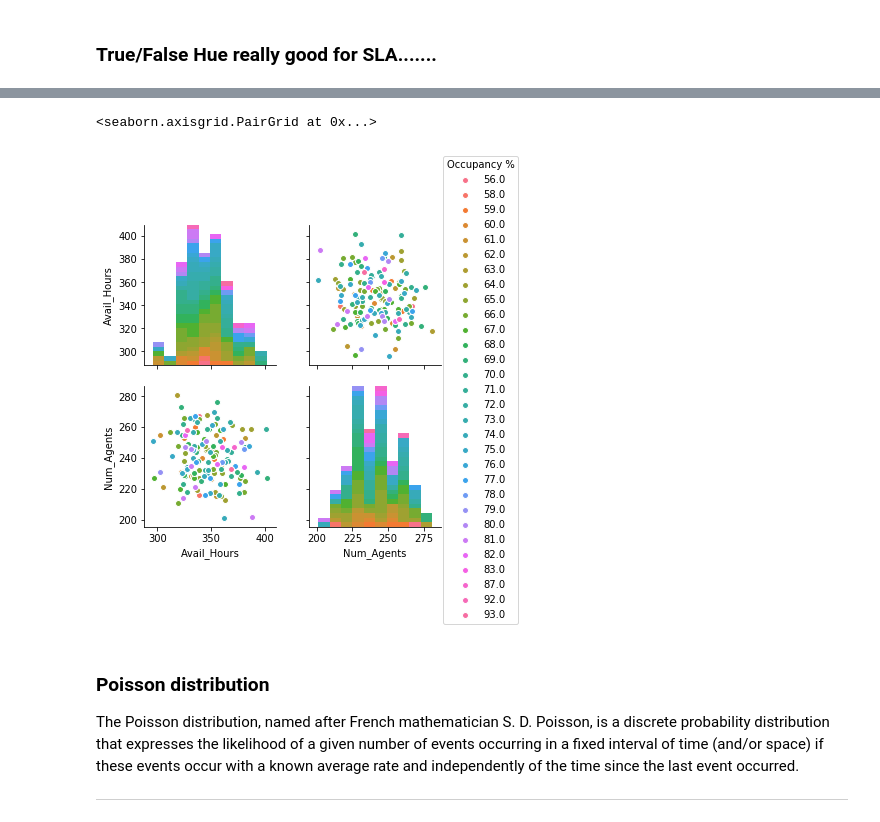
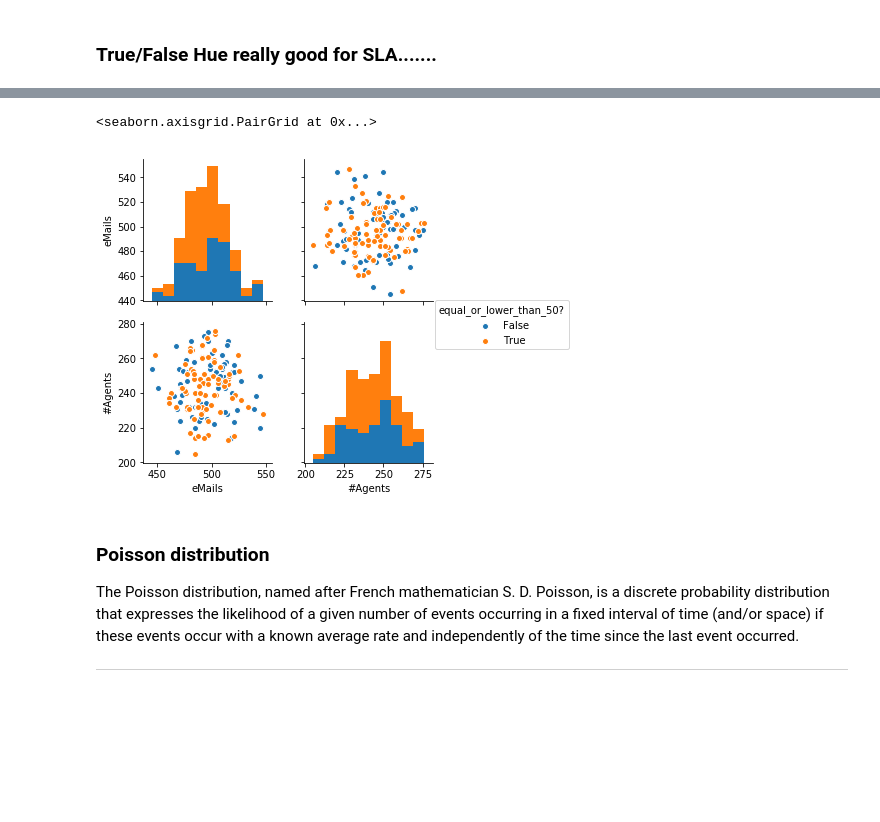
Before and after one commit to eamonnofarrell/Programming_Project, a Jupyter notebook: Prog_Project.ipynb, the cells around one changed output, grey strips where cells are left out. Cells and saved outputs as stored; diff of their text form; code cells hidden in the pictures; blank space fills up the shorter version.

```diff
--- a/Prog_Project.ipynb
+++ b/Prog_Project.ipynb
@@ -35,13 +61,18 @@ DatetimeIndex(['2006-01-31', '2006-02-28', '2006-03-31', '2006-04-30',
 # %% [markdown]
 ## Generate random Call Centre data with np.random.randn using dates from rng as index
 # %%
-Calls = pd.DataFrame(np.random.poisson(3617, len(rng)), index=rng, columns = ["I/C_Calls"])
-Calls["Avg_Spd_Ans"] = pd.DataFrame.assign(np.random.poisson(27, len(rng)))
-Calls["Aband_Calls"] = pd.DataFrame.assign(np.random.poisson(50, len(rng)))
+Calls = pd.DataFrame(np.random.poisson(3617, len(rng)), index=rng, columns = ["Calls"])
+Calls["Avg_Wait"] = pd.DataFrame.assign(np.random.poisson(27, len(rng)))
+Calls["Aband"] = pd.DataFrame.assign(np.random.poisson(50, len(rng)))
+Calls["ServLev"] = pd.DataFrame.assign(np.random.poisson(65, len(rng)))
+Calls["SpdAns"] = pd.DataFrame.assign(np.random.poisson(65, len(rng)))
+Calls["AvgHand"] = pd.DataFrame.assign(np.random.poisson(15, len(rng)))
 Calls["eMails"] = pd.DataFrame.assign(np.random.poisson(500, len(rng)))
-Calls["Avail_Hours"] = pd.DataFrame.assign(np.random.poisson(347, len(rng)))
-Calls["Num_Agents"] = pd.DataFrame.assign(np.random.poisson(241, len(rng)))
-Calls["Occupancy %"] = pd.DataFrame.assign((ts.Num_Agents / ts.Avail_Hours)*100)
-Calls["Occupancy %"] = Calls["Occupancy %"].apply(np.round)
+Calls["Avail"] = pd.DataFrame.assign(np.random.poisson(347, len(rng)))
+Calls["#Agents"] = pd.DataFrame.assign(np.random.poisson(241, len(rng)))
+Calls["Ocup %"] = pd.DataFrame.assign((ts.Num_Agents / ts.Avail_Hours)*100)
+Calls["Ocup %"] = Calls["Ocup %"].apply(np.round)
+Calls["CR %"] =  pd.DataFrame.assign(np.random.poisson(50, len(rng)))
+Calls["Sfact %"] =  pd.DataFrame.assign(np.random.poisson(70, len(rng)))
 Calls
 # %% [output]
@@ -149,7 +156,7 @@ Temp.head()
 # %% [markdown]
 ### Greater or equal to !!!  Really GOOD!!!!!!!
 # %%
-Calls.loc[Calls.Aband_Calls <= 50, 'equal_or_lower_than_50?'] = 'True'
-Calls.loc[Calls.Aband_Calls > 50, 'equal_or_lower_than_50?'] = 'False'
+Calls.loc[Calls.Aband <= 50, 'equal_or_lower_than_50?'] = 'True'
+Calls.loc[Calls.Aband > 50, 'equal_or_lower_than_50?'] = 'False'
 Calls.head()
 # %% [output]
@@ -200,9 +186,9 @@ Freq: M, Name: eMails, Length: 150, dtype: int32
 # %%
 import seaborn as sns
-sns.pairplot(Calls, hue='Occupancy %', vars=['Avail_Hours', 'Num_Agents'])
+sns.pairplot(Calls, hue='equal_or_lower_than_50?', vars=['eMails', '#Agents'])
 # %% [output]
 <seaborn.axisgrid.PairGrid at 0x...>
-[figure, old version]
+[figure, new version]
 # %% [markdown]
 ### Poisson distribution
 The Poisson distribution, named after French mathematician S. D. Poisson, is a discrete probability distribution that expresses the likelihood of a given number of events occurring in a fixed interval of time (and/or space) if these events occur with a known average rate and independently of the time since the last event occurred.
```
Also changed, not shown: parts of 16 cells of this notebook.
